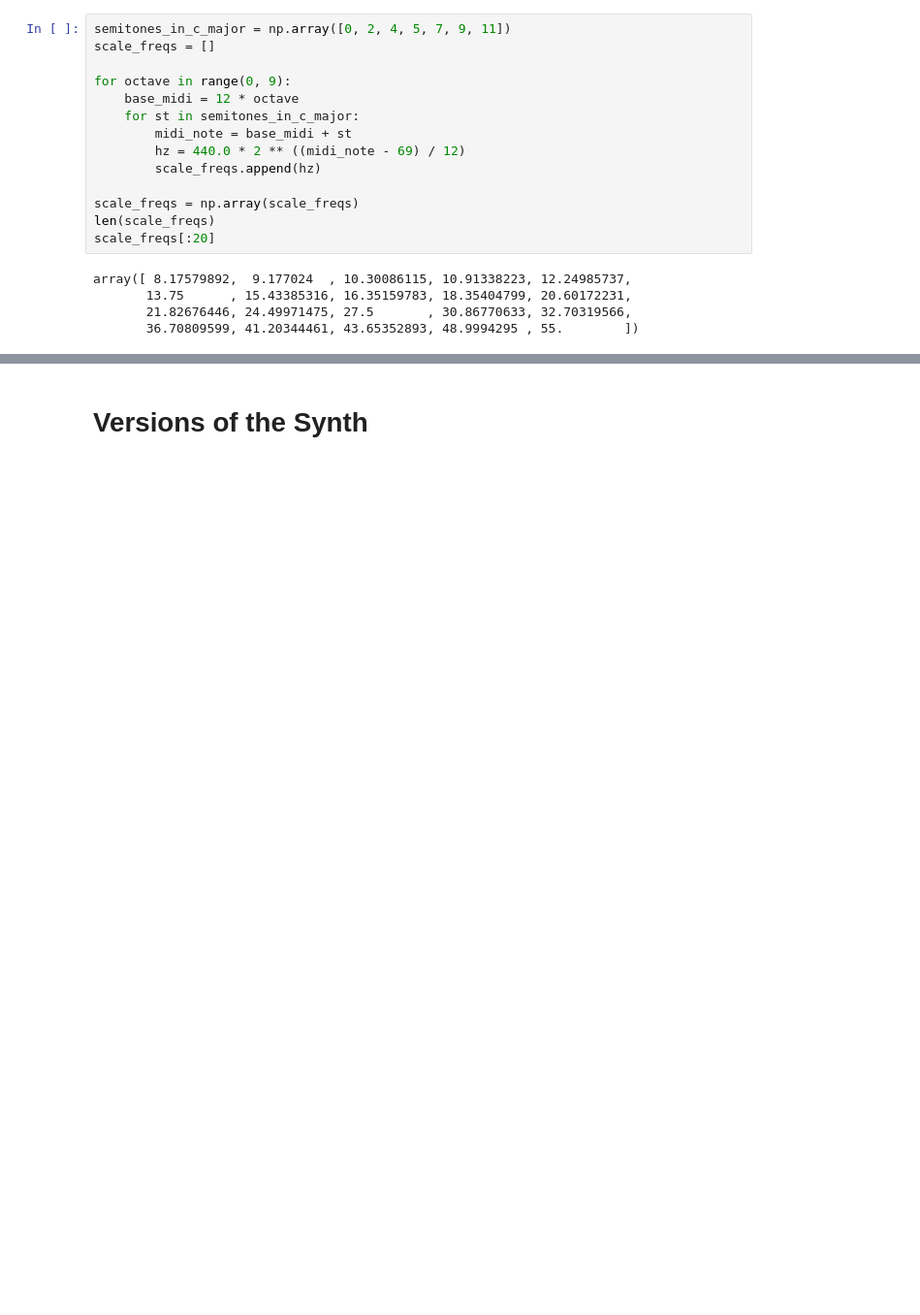
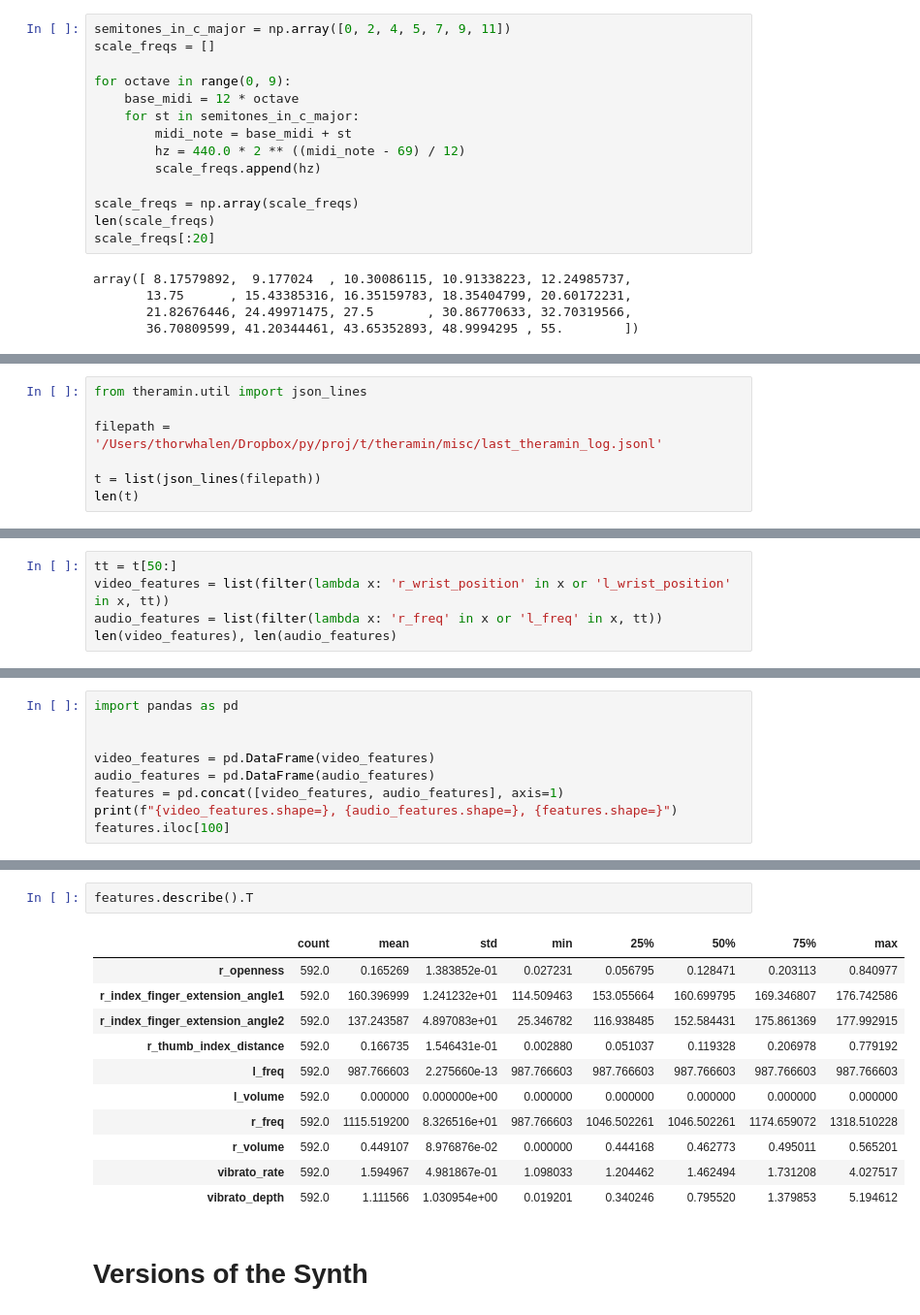
Before and after one commit to thorwhalen/hum, a Jupyter notebook: misc/99_hum_wip.ipynb, the cells around one changed output, grey strips where cells are left out. Shown at 97% size. Cells and saved outputs as stored; diff of their text form; blank space fills up the shorter version.

```diff
--- a/misc/99_hum_wip.ipynb
+++ b/misc/99_hum_wip.ipynb
@@ -222,0 +260,7 @@ array([ 8.17579892,  9.177024  , 10.30086115, 10.91338223, 12.24985737,
+# %%
+from theramin.util import json_lines
+
+filepath = '/Users/thorwhalen/Dropbox/py/proj/t/theramin/misc/last_theramin_log.jsonl'
+
+t = list(json_lines(filepath))
+len(t)
@@ -222,0 +269,5 @@ array([ 8.17579892,  9.177024  , 10.30086115, 10.91338223, 12.24985737,
+# %%
+tt = t[50:]
+video_features = list(filter(lambda x: 'r_wrist_position' in x or 'l_wrist_position' in x, tt))
+audio_features = list(filter(lambda x: 'r_freq' in x or 'l_freq' in x, tt))
+len(video_features), len(audio_features)
@@ -222,0 +276,9 @@ array([ 8.17579892,  9.177024  , 10.30086115, 10.91338223, 12.24985737,
+# %%
+import pandas as pd
+
+
+video_features = pd.DataFrame(video_features)
+audio_features = pd.DataFrame(audio_features)
+features = pd.concat([video_features, audio_features], axis=1)
+print(f"{video_features.shape=}, {audio_features.shape=}, {features.shape=}")
+features.iloc[100]
@@ -223,3 +306,17 @@ array([ 8.17579892,  9.177024  , 10.30086115, 10.91338223, 12.24985737,
+# %%
+features.describe().T
+# %% [output]
+|  | count | mean | std | min | 25% | 50% | 75% | max |
+| r_openness | 592.0 | 0.165269 | 1.383852e-01 | 0.027231 | 0.056795 | 0.128471 | 0.203113 | 0.840977 |
+| r_index_finger_extension_angle1 | 592.0 | 160.396999 | 1.241232e+01 | 114.509463 | 153.055664 | 160.699795 | 169.346807 | 176.742586 |
+| r_index_finger_extension_angle2 | 592.0 | 137.243587 | 4.897083e+01 | 25.346782 | 116.938485 | 152.584431 | 175.861369 | 177.992915 |
+| r_thumb_index_distance | 592.0 | 0.166735 | 1.546431e-01 | 0.002880 | 0.051037 | 0.119328 | 0.206978 | 0.779192 |
+| l_freq | 592.0 | 987.766603 | 2.275660e-13 | 987.766603 | 987.766603 | 987.766603 | 987.766603 | 987.766603 |
+| l_volume | 592.0 | 0.000000 | 0.000000e+00 | 0.000000 | 0.000000 | 0.000000 | 0.000000 | 0.000000 |
+| r_freq | 592.0 | 1115.519200 | 8.326516e+01 | 987.766603 | 1046.502261 | 1046.502261 | 1174.659072 | 1318.510228 |
+| r_volume | 592.0 | 0.449107 | 8.976876e-02 | 0.000000 | 0.444168 | 0.462773 | 0.495011 | 0.565201 |
+| vibrato_rate | 592.0 | 1.594967 | 4.981867e-01 | 1.098033 | 1.204462 | 1.462494 | 1.731208 | 4.027517 |
+| vibrato_depth | 592.0 | 1.111566 | 1.030954e+00 | 0.019201 | 0.340246 | 0.795520 | 1.379853 | 5.194612 |
 # %% [markdown]
 # Versions of the Synth
 # %% [markdown]
```
Also changed, not shown: parts of 7 cells of this notebook, 3 other files.
